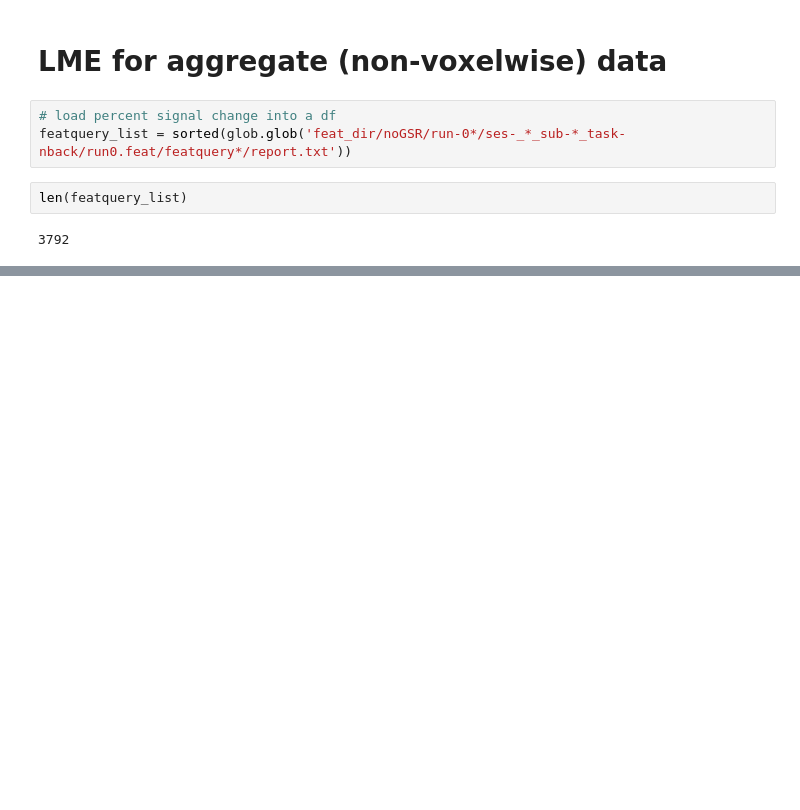
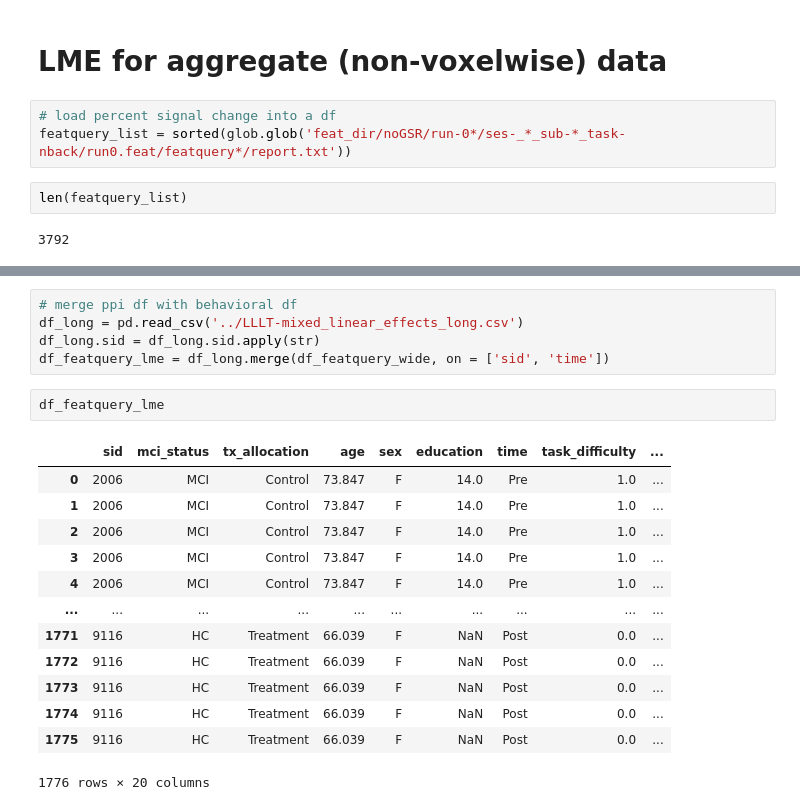
Before and after one commit to tbweng/lllt, a Jupyter notebook: lme.ipynb, the cells around one changed output, grey strips where cells are left out. Cells and saved outputs as stored; diff of their text form; blank space fills up the shorter version.

```diff
--- a/lme.ipynb
+++ b/lme.ipynb
@@ -563,0 +573,21 @@ install.packages("lme4", repos='http://cran.us.r-project.org', quiet=TRUE)
+# %%
+# merge ppi df with behavioral df
+df_long = pd.read_csv('../LLLT-mixed_linear_effects_long.csv')
+df_long.sid = df_long.sid.apply(str)
+df_featquery_lme = df_long.merge(df_featquery_wide, on = ['sid', 'time'])
+# %%
+df_featquery_lme
+# %% [output]
+|  | sid | mci_status | tx_allocation | age | sex | education | time | task_difficulty | ... |
+| 0 | 2006 | MCI | Control | 73.847 | F | 14.0 | Pre | 1.0 | ... |
+| 1 | 2006 | MCI | Control | 73.847 | F | 14.0 | Pre | 1.0 | ... |
+| 2 | 2006 | MCI | Control | 73.847 | F | 14.0 | Pre | 1.0 | ... |
+| 3 | 2006 | MCI | Control | 73.847 | F | 14.0 | Pre | 1.0 | ... |
+| 4 | 2006 | MCI | Control | 73.847 | F | 14.0 | Pre | 1.0 | ... |
+| ... | ... | ... | ... | ... | ... | ... | ... | ... | ... |
+| 1771 | 9116 | HC | Treatment | 66.039 | F | NaN | Post | 0.0 | ... |
+| 1772 | 9116 | HC | Treatment | 66.039 | F | NaN | Post | 0.0 | ... |
+| 1773 | 9116 | HC | Treatment | 66.039 | F | NaN | Post | 0.0 | ... |
+| 1774 | 9116 | HC | Treatment | 66.039 | F | NaN | Post | 0.0 | ... |
+| 1775 | 9116 | HC | Treatment | 66.039 | F | NaN | Post | 0.0 | ... |
+1776 rows × 20 columns
```
Also changed, not shown: parts of 13 cells of this notebook.
